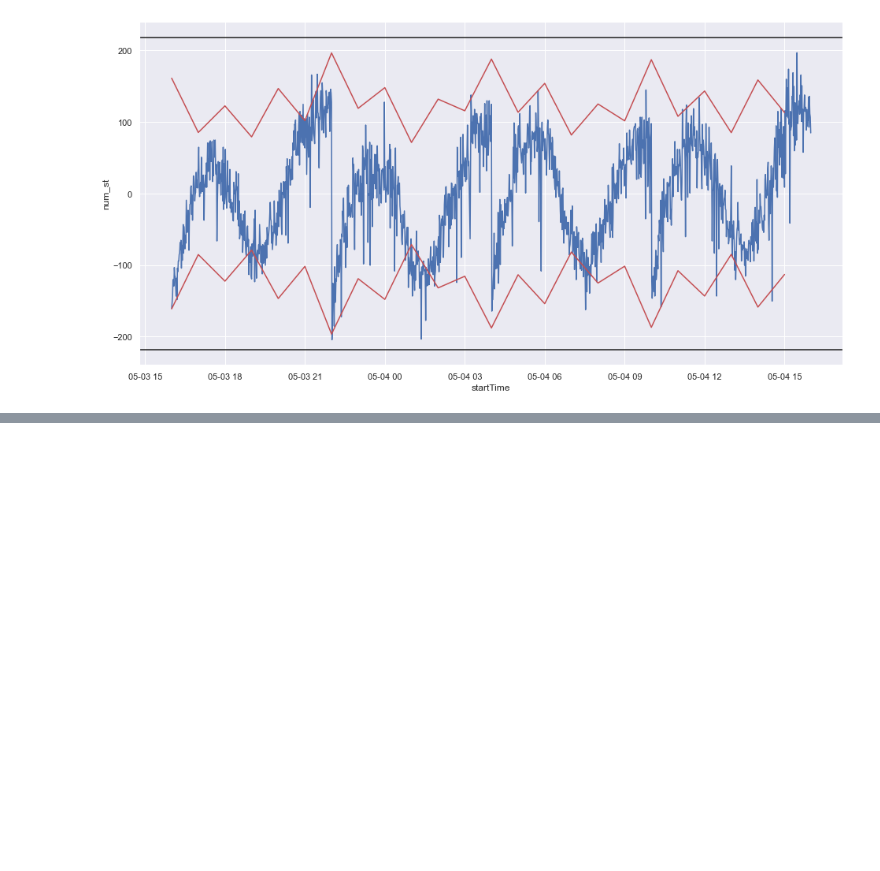
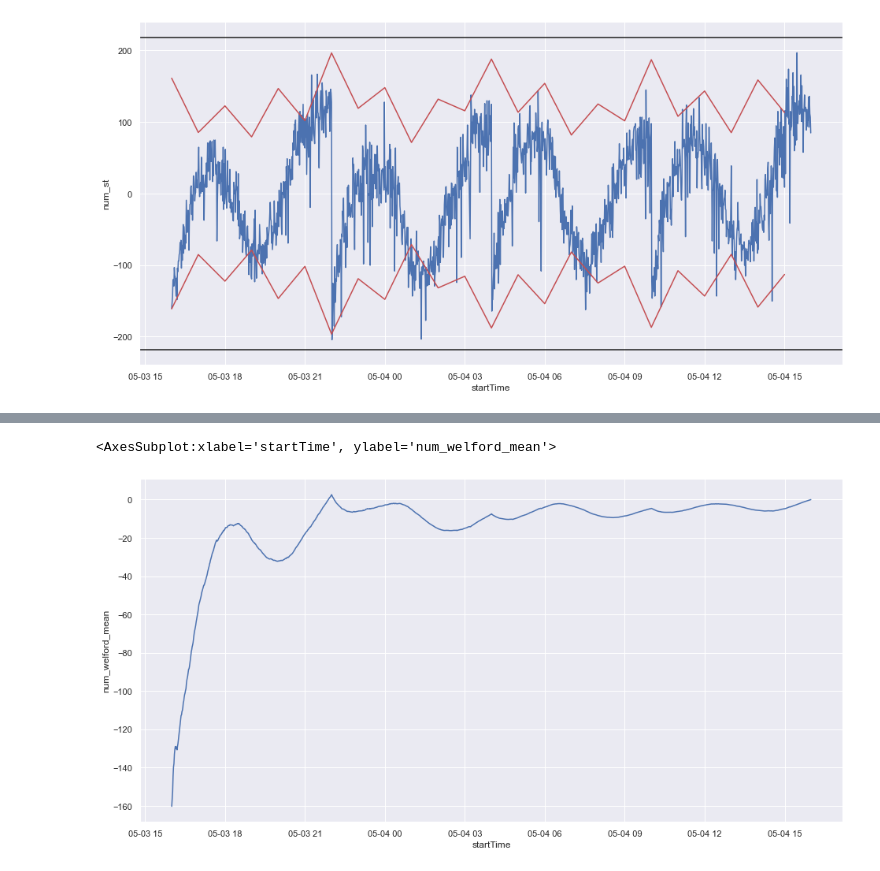
Before and after one commit to meng2468/AIOps-Challenge, a Jupyter notebook: eda/esb.ipynb, the cells around one changed output, grey strips where cells are left out. Drawn from its saved outputs; the diff is of its cells as text; code cells hidden in the pictures; blank space fills up the shorter version.

```diff
--- a/eda/esb.ipynb
+++ b/eda/esb.ipynb
@@ -211,0 +312,20 @@ plt.plot(-rolling_threshold, color='r')
+# %%
+wf = Welford()
+
+wf_mean = []
+wf_std = []
+
+for value in df_esb['num_st']:
+    wf.update(value)
+    wf_mean.append(wf.mean)
+    wf_std.append(wf.std)
+
+df_esb['num_welford_mean'] = wf_mean
+df_esb['num_welford_std'] = wf_std
+
+# df_esb['num_st_threshold'] = wf_mean + (3*wf_std)
+# %%
+sns.lineplot(x='startTime', y='num_welford_mean', data=df_esb)
+# %% [output]
+<AxesSubplot:xlabel='startTime', ylabel='num_welford_mean'>
+[figure, added]
```
Also changed, not shown: parts of 4 cells of this notebook.
